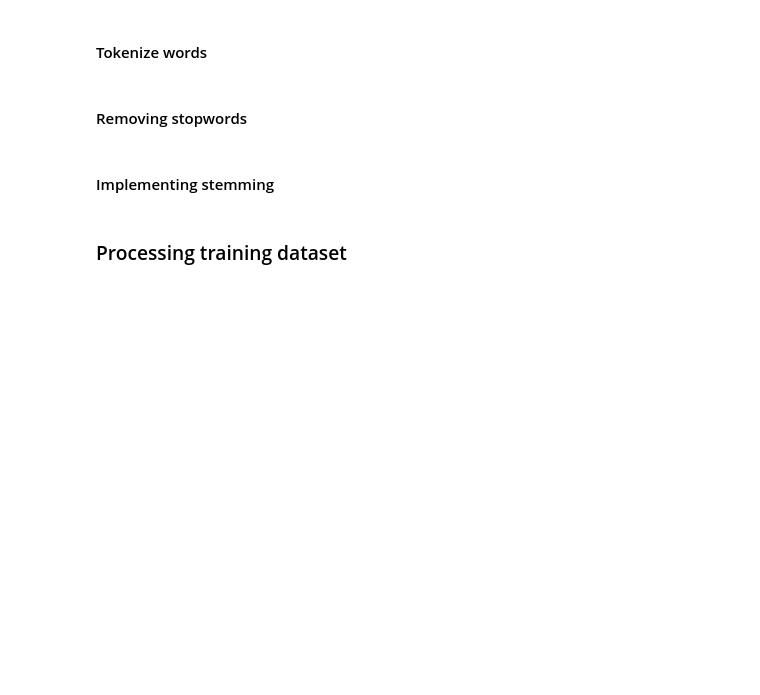
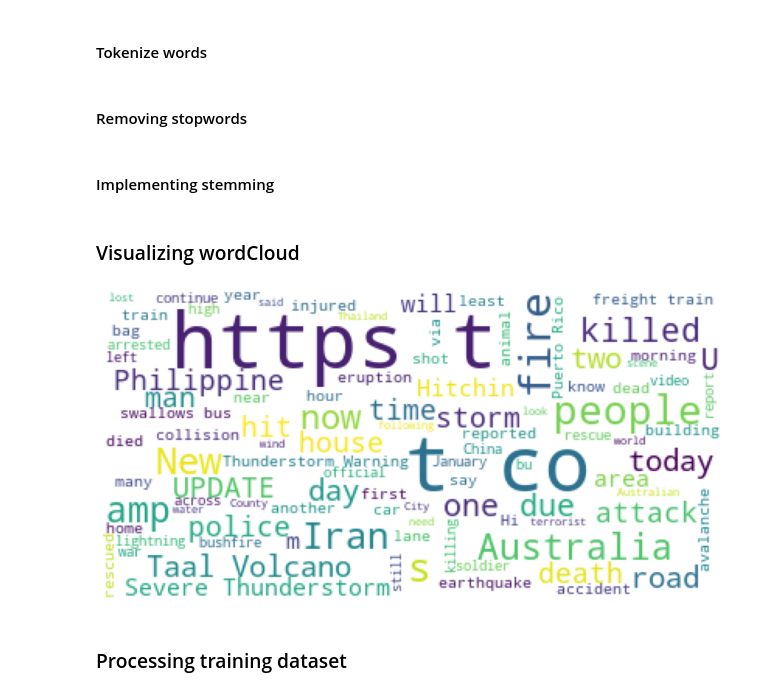
Before and after one commit to Maneesha24/Twitter-analysis-for-social-unrest, a Jupyter notebook: index.ipynb, the cells around one changed output. Drawn from its saved outputs; the diff is of its cells as text; code cells hidden in the pictures; blank space fills up the shorter version.

```diff
--- a/index.ipynb
+++ b/index.ipynb
@@ -8,6 +8,7 @@ import pandas as pd
 #pd.read_csv reads a comma-separated values (csv) file into dataframe.
 trainingData = pd.read_csv("tweets.csv")
 
-#Displaying certain columns from the dataframe to display -
+#Displaying certain columns from the dataframe to display - ['text', 'target']
 # df.loc accesses a group of rows and columns by label(s) from dataframe.
-trainingData = trainingData.loc[:100,[ 'text', 'target']]
+trainingData = trainingData.loc[:]
+trainingData
@@ -105,5 +153,20 @@ def stemming(dataframe):
 
     return dataframe
+# %% [markdown]
+### Visualizing wordCloud
+# %%
+from wordcloud import WordCloud
+import matplotlib.pyplot as plt
+
+spam_array = ' '.join(list(trainingData[trainingData['target'] == 1]['text']))
+
+wordcloud = WordCloud(max_font_size=50, max_words=100, background_color="white").generate(spam_array)
+plt.figure(figsize = (15, 8))
+plt.imshow(wordcloud)
+plt.axis("off")
+plt.show()
+# %% [output]
+[figure, added]
 # %% [markdown]
 ### Processing training dataset
 # %%
```
Also changed, not shown: parts of 27 cells of this notebook.
